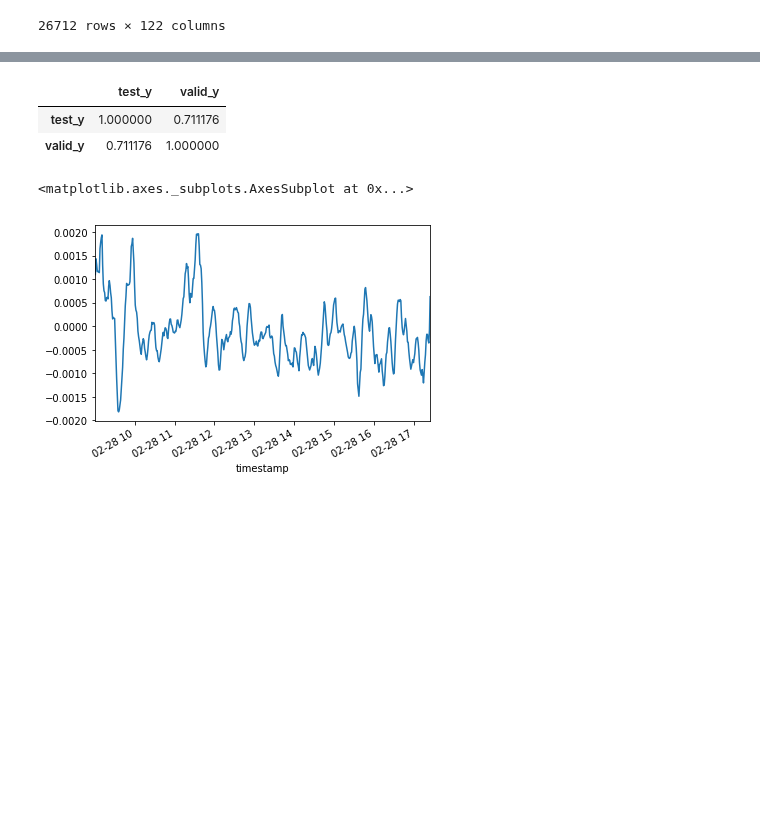
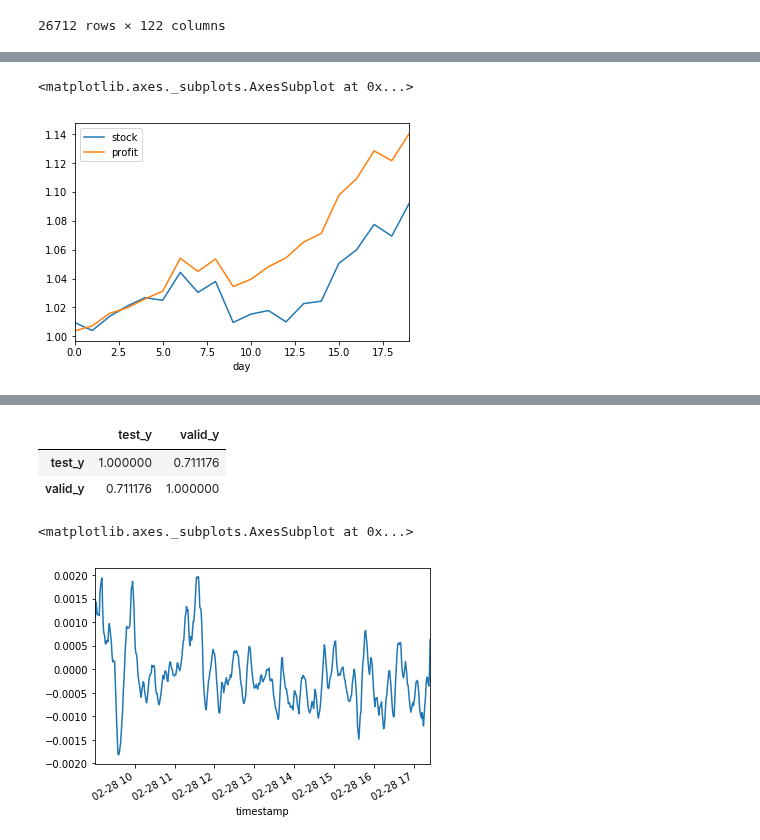
Before and after one commit to smartestrobotdai/download-data, a Jupyter notebook: data-analytics/omx30-lstm.ipynb, the cells around one changed output, grey strips where cells are left out. Drawn from its saved outputs; the diff is of its cells as text; code cells hidden in the pictures; blank space fills up the shorter version.

Commit message:
lstm: roughly checked the profit

```diff
--- a/data-analytics/omx30-lstm.ipynb
+++ b/data-analytics/omx30-lstm.ipynb
@@ -426,3 +411,7 @@ data
 | 26710 | 502 | 2019-04-10 17:23:00+02:00 | 10784.0 | 8637.0 | 7867.0 | 3260.0 | 1906.0 | 11407.0 | 1227.0 | 2768.0 | ... |
 | 26711 | 503 | 2019-04-10 17:24:00+02:00 | 38049.0 | 9053.0 | 9915.0 | 3162.0 | 5280.0 | 20984.0 | 4555.0 | 3783.0 | ... |
 26712 rows × 122 columns
+# %%
+ori_shape = my_test_result_list.shape
+
+df = pd.DataFrame(my_test_result_list.reshape(ori_shape[0]*ori_shape[1], ori_shape[2]))
@@ -463,0 +485,36 @@ my_df
+# %%
+buy_threshold = 9.17555532e-05
+sell_threshold = -9.62431518e-04
+min_hold_steps = 61
+tot_profit = 1
+tot_stock_profit = 1
+result_list = []
+for day_idx in range(len(my_df_list)):
+    print("starting day {}".format(day_idx))
+    trades = 0
+    daily_profit = 1
+    state = 0
+    df = my_df_list[day_idx]
+    for step in range(len(df)):
+        if df.iloc[step]['test_y'] > buy_threshold and state == 0:
+            price = df.iloc[step]['last_20']
+            print("buy at step {} price:{}".format(step, price))
+            state = 1
+            last_step = step
+        elif ((df.iloc[step]['test_y'] < buy_threshold and step - last_step > min_hold_steps) or step == len(df) - 1) and state == 1:
+            last_price = price
+            price = df.iloc[step]['last_20']
+            print("sell at step {} price:{}".format(step, price))
+            profit = (price - last_price)/last_price
+            tot_profit *= (1+profit)
+            daily_profit *= (1 + profit)
+            state = 0
+            trades += 1
+    last = df.iloc[len(df)-1].last_20
+    open = df.iloc[0].last_20
+    stock_profit = (last - open) / open
+    tot_stock_profit *= (1+stock_profit)
+
+    result_list.append([day_idx, trades, tot_stock_profit, tot_profit])
+    print("finishing day {}, daily_profit:{}".format(day_idx, daily_profit))
+print(tot_profit)
@@ -463,0 +539,3 @@ my_df
+# %%
+result_df = pd.DataFrame(result_list, columns=['day','trades','stock','profit'])
+result_df
@@ -463,0 +560,5 @@ my_df
+# %%
+result_df[['day','stock','profit']].plot(x='day')
+# %% [output]
+<matplotlib.axes._subplots.AxesSubplot at 0x...>
+[figure, added]
```
Also changed, not shown: parts of 16 cells of this notebook.
